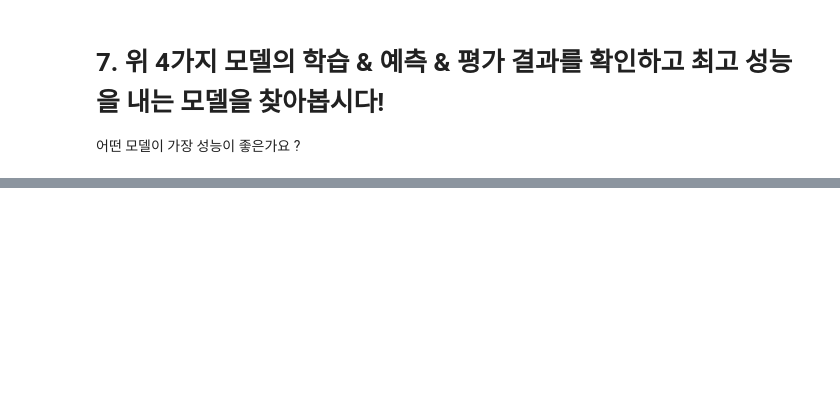
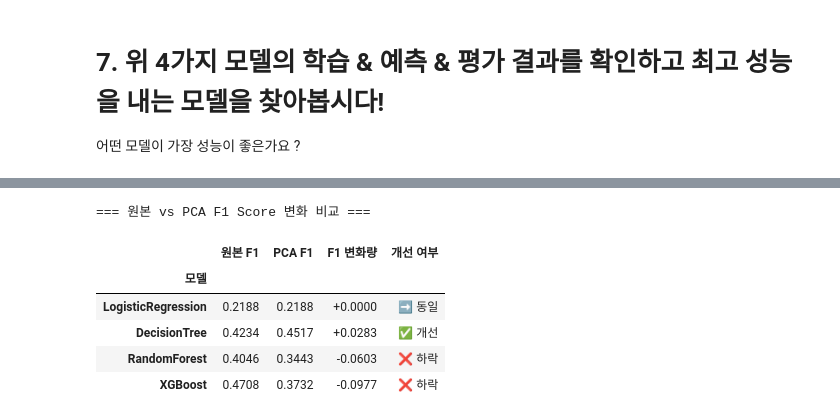
Before and after one commit to blackhole-24/hipython, a Jupyter notebook: ml/5_분류예측모델_성별예측하기.ipynb, the cells around one changed output, grey strips where cells are left out. Saved outputs shown, nothing was run; the diff lists cells and outputs as text; code cells hidden in the pictures; blank space fills up the shorter version.

```diff
--- a/ml/5_분류예측모델_성별예측하기.ipynb
+++ b/ml/5_분류예측모델_성별예측하기.ipynb
@@ -286,0 +578,38 @@ print(f'\n🏆 최고 성능 모델: {best_model} (F1: {results_df.loc[best_mode
+# %%
+name_map = {
+    'LogisticRegression'     : 'LR (PCA)',
+    'DecisionTreeClassifier' : 'DT (PCA)',
+    'RandomForestClassifier' : 'RF (PCA)',
+    'XGBoost'                : 'XGBoost (PCA)'
+}
+
+rows = []
+for orig_name, pca_name in name_map.items():
+    f1_before = df_orig.loc[orig_name, 'f1']
+    f1_after  = df_pca.loc[pca_name,  'f1']
+    diff      = f1_after - f1_before
+    rows.append({
+        '모델'      : orig_name.replace('Classifier', '').strip(),
+        '원본 F1'   : f1_before,
+        'PCA F1'    : f1_after,
+        'F1 변화량' : diff,
+        '개선 여부' : '✅ 개선' if diff > 0 else ('➡ 동일' if diff == 0 else '❌ 하락')
+    })
+
+df_diff = pd.DataFrame(rows).set_index('모델')
+
+print('=== 원본 vs PCA F1 Score 변화 비교 ===')
+display(
+    df_diff.style
+    .format({'원본 F1':'{:.4f}', 'PCA F1':'{:.4f}', 'F1 변화량':'{:+.4f}'})
+    .map(lambda v: 'color: green' if '개선' in str(v)   # applymap → map 으로 수정
+         else ('color: red' if '하락' in str(v) else ''), subset=['개선 여부'])
+)
+# %% [output]
+=== 원본 vs PCA F1 Score 변화 비교 ===
+|  | 원본 F1 | PCA F1 | F1 변화량 | 개선 여부 |
+| 모델 |  |  |  |  |
+| LogisticRegression | 0.2188 | 0.2188 | +0.0000 | ➡ 동일 |
+| DecisionTree | 0.4234 | 0.4517 | +0.0283 | ✅ 개선 |
+| RandomForest | 0.4046 | 0.3443 | -0.0603 | ❌ 하락 |
+| XGBoost | 0.4708 | 0.3732 | -0.0977 | ❌ 하락 |
```
Also changed, not shown: parts of 25 cells of this notebook, 2 other files.
